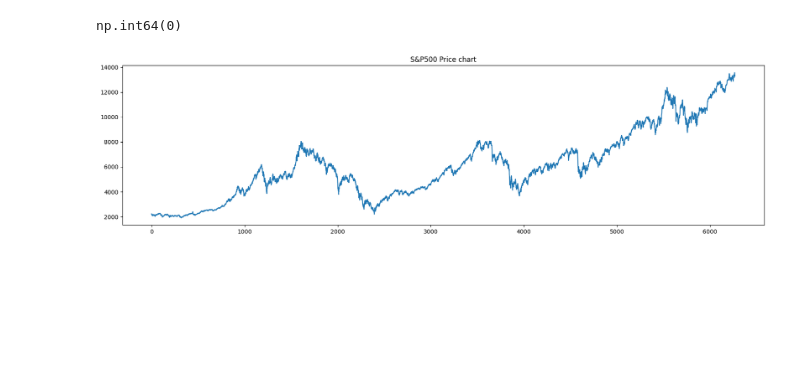
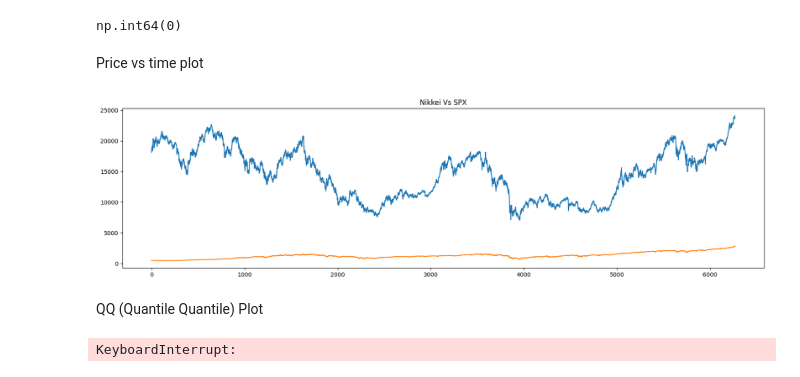
Before and after one commit to mkolade/time-series, a Jupyter notebook: first.ipynb, the cells around one changed output. Saved outputs shown, nothing was run; the diff lists cells and outputs as text; code cells hidden in the pictures; blank space fills up the shorter version.

Commit message:
installed scipy. brought a whole lot of other issues man's gotta fix.
coding sweet dieeeeeee

```diff
--- a/first.ipynb
+++ b/first.ipynb
@@ -52,10 +52,24 @@ heado.isna()
 df_comp.spx.isna().sum()
 # %% [output]
 np.int64(0)
+# %% [markdown]
+Price vs time plot
 # %%
 import matplotlib.pyplot as plt
 
-df_comp.dax.plot(figsize=(20,5),title="S&P500 Price chart")
+df_comp.nikkei.plot(figsize=(20,5),title="Nikkei Price chart")
+df_comp.spx.plot(figsize=(20,5),title="SPX Price chart")
+plt.title("Nikkei Vs SPX")
 plt.show()
 # %% [output]
-[figure, old version]
+[figure, new version]
+# %% [markdown]
+QQ (Quantile Quantile) Plot
+# %%
+import scipy.stats
+import pylab
+
+scipy.stats.probplot(df_comp.spx,plot = pylab)
+pylab.show()
+# %% [output]
+KeyboardInterrupt:
```
